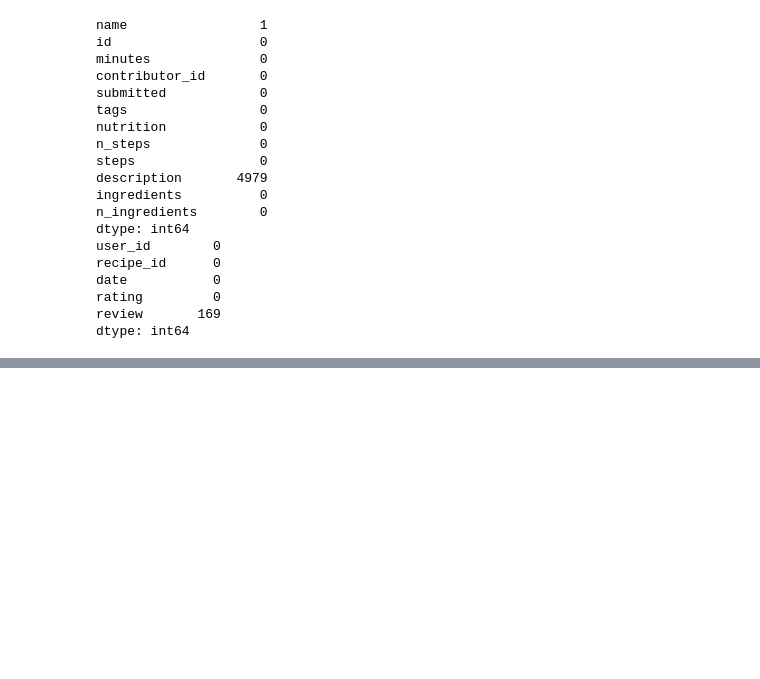
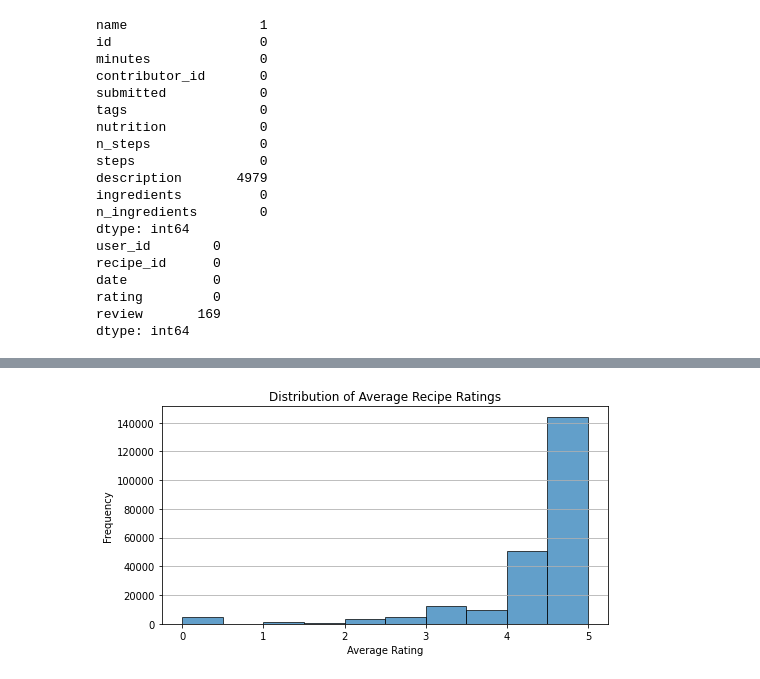
Before and after one commit to 353-KeithFernandes/PPCapstone, a Jupyter notebook: Food_recommendation_system.ipynb, the cells around one changed output, grey strips where cells are left out. Cells and saved outputs as stored; diff of their text form; code cells hidden in the pictures; blank space fills up the shorter version.

```diff
--- a/Food_recommendation_system.ipynb
+++ b/Food_recommendation_system.ipynb
@@ -94,0 +183,13 @@ recipes['description'].fillna(recipe_no_description, inplace=True)
+# %%
+# This histogram shows the distribution of average ratings per recipe,
+# indicating how recipes are rated.
+average_ratings = ratings.groupby('recipe_id')['rating'].mean()
+plt.figure(figsize=(8, 4))
+plt.hist(average_ratings, edgecolor='k', alpha=0.7)
+plt.title('Distribution of Average Recipe Ratings')
+plt.xlabel('Average Rating')
+plt.ylabel('Frequency')
+plt.grid(axis='y')
+plt.show()
+# %% [output]
+[figure, added]
```
Also changed, not shown: parts of 33 cells of this notebook.
